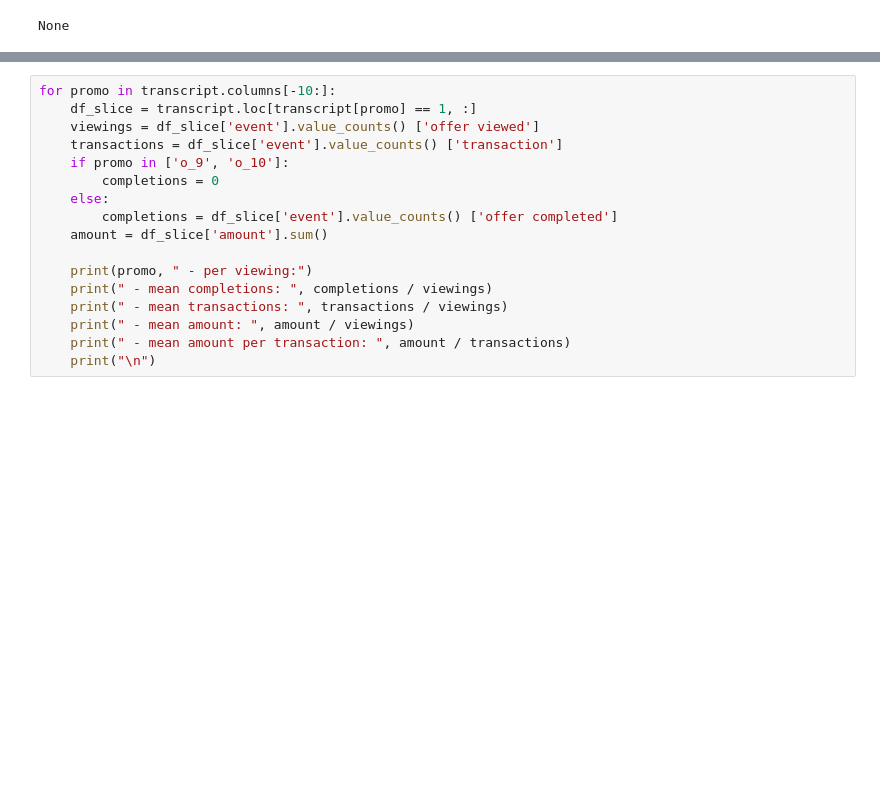
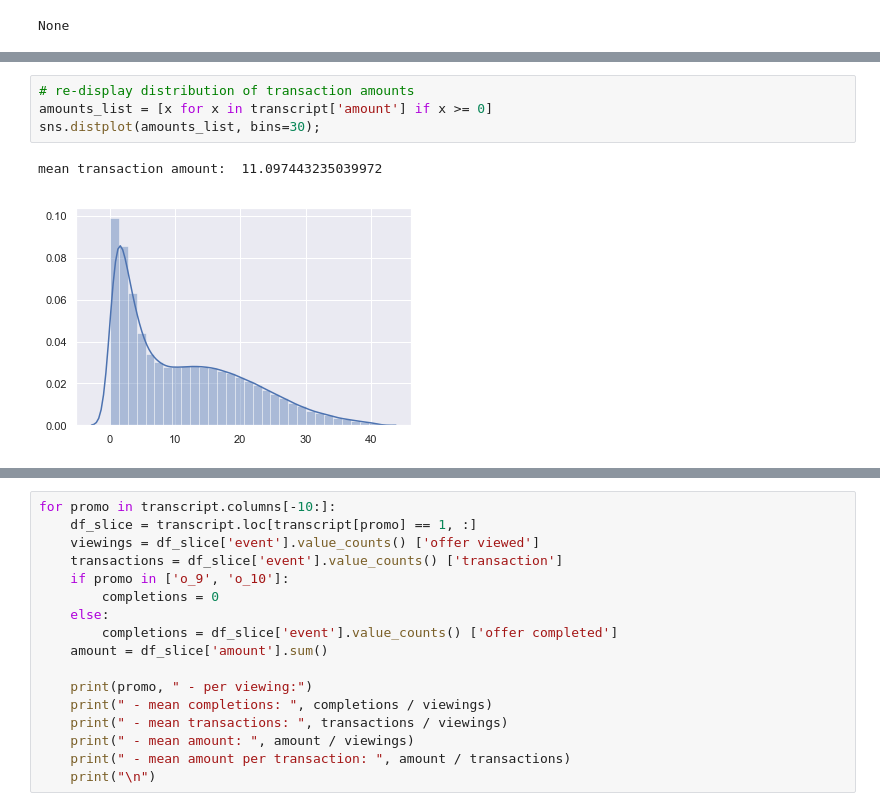
Before and after one commit to rbuerki/segmentation-challenge-starbucks, a Jupyter notebook: 2-eda.ipynb, the cells around one changed output, grey strips where cells are left out. Drawn from its saved outputs; the diff is of its cells as text; blank space fills up the shorter version.

```diff
--- a/2-eda.ipynb
+++ b/2-eda.ipynb
@@ -220,0 +260,7 @@ Name: promo_count, dtype: int64
+# %%
+# re-display distribution of transaction amounts
+amounts_list = [x for x in transcript['amount'] if x >= 0]
+sns.distplot(amounts_list, bins=30);
+# %% [output]
+mean transaction amount:  11.097443235039972
+[figure, added]
```
Also changed, not shown: parts of 28 cells of this notebook.
